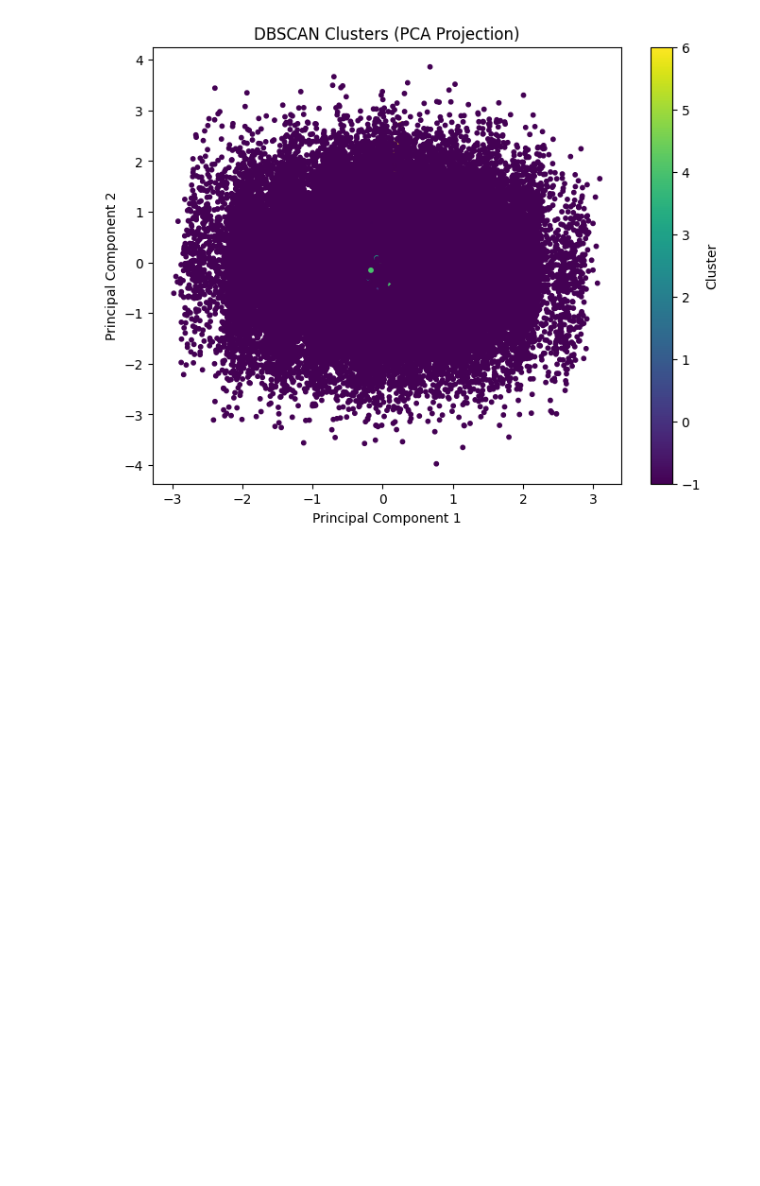
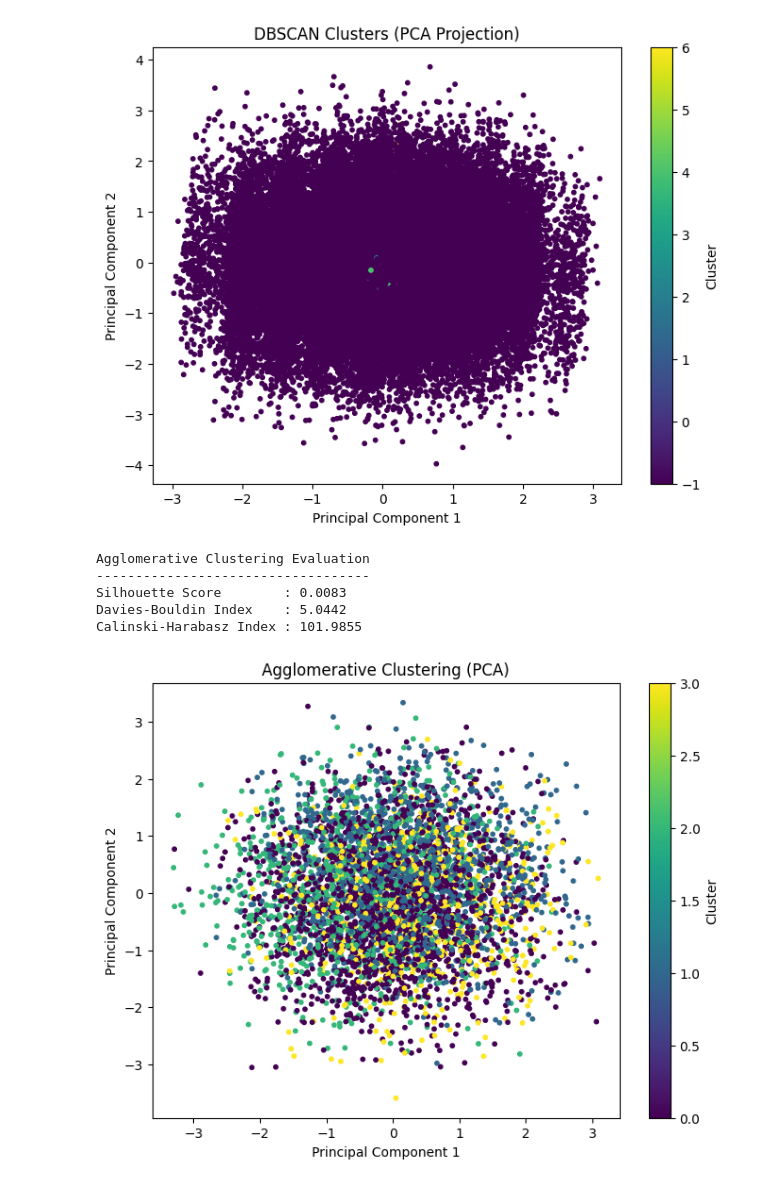
Before and after one commit to C026-01-0774-2023-NewtonOlando/Machine-learning, a Jupyter notebook: clustering.ipynb, the cells around one changed output. Saved outputs shown, nothing was run; the diff lists cells and outputs as text; code cells hidden in the pictures; blank space fills up the shorter version.

Commit message:
Finished on Agglomerative clustering

```diff
--- a/clustering.ipynb
+++ b/clustering.ipynb
@@ -300,9 +303,68 @@ plt.show()
 [figure]
 # %%
 from sklearn.cluster import AgglomerativeClustering
+# %%
+
+df_agg = df.sample(n=5000, random_state=42)
+
+X_agg = df_agg.drop(columns=["execution_time"])
+
+from sklearn.preprocessing import StandardScaler
+
+scaler = StandardScaler()
+X_agg_scaled = scaler.fit_transform(X_agg)
 # %%
+from sklearn.cluster import AgglomerativeClustering
+
 agg_model = AgglomerativeClustering(
     n_clusters=4
 )
 
-agg_labels = agg_model.fit_predict(X_scaled)
+agg_labels = agg_model.fit_predict(X_agg_scaled)
+# %%
+from sklearn.metrics import (
+    silhouette_score,
+    davies_bouldin_score,
+    calinski_harabasz_score
+)
+
+agg_silhouette = silhouette_score(X_agg_scaled, agg_labels)
+agg_db = davies_bouldin_score(X_agg_scaled, agg_labels)
+agg_ch = calinski_harabasz_score(X_agg_scaled, agg_labels)
+
+print("Agglomerative Clustering Evaluation")
+print("-----------------------------------")
+print(f"Silhouette Score        : {agg_silhouette:.4f}")
+print(f"Davies-Bouldin Index    : {agg_db:.4f}")
+print(f"Calinski-Harabasz Index : {agg_ch:.4f}")
+# %% [output]
+Agglomerative Clustering Evaluation
+-----------------------------------
+Silhouette Score        : 0.0083
+Davies-Bouldin Index    : 5.0442
+Calinski-Harabasz Index : 101.9855
+# %%
+from sklearn.decomposition import PCA
+import matplotlib.pyplot as plt
+
+pca = PCA(n_components=2, random_state=42)
+X_agg_pca = pca.fit_transform(X_agg_scaled)
+
+plt.figure(figsize=(8,6))
+
+plt.scatter(
+    X_agg_pca[:,0],
+    X_agg_pca[:,1],
+    c=agg_labels,
+    cmap="viridis",
+    s=10
+)
+
+plt.title("Agglomerative Clustering (PCA)")
+plt.xlabel("Principal Component 1")
+plt.ylabel("Principal Component 2")
+plt.colorbar(label="Cluster")
+
+plt.show()
+# %% [output]
+[figure, added]
```
Also changed, not shown: parts of 4 cells of this notebook.
